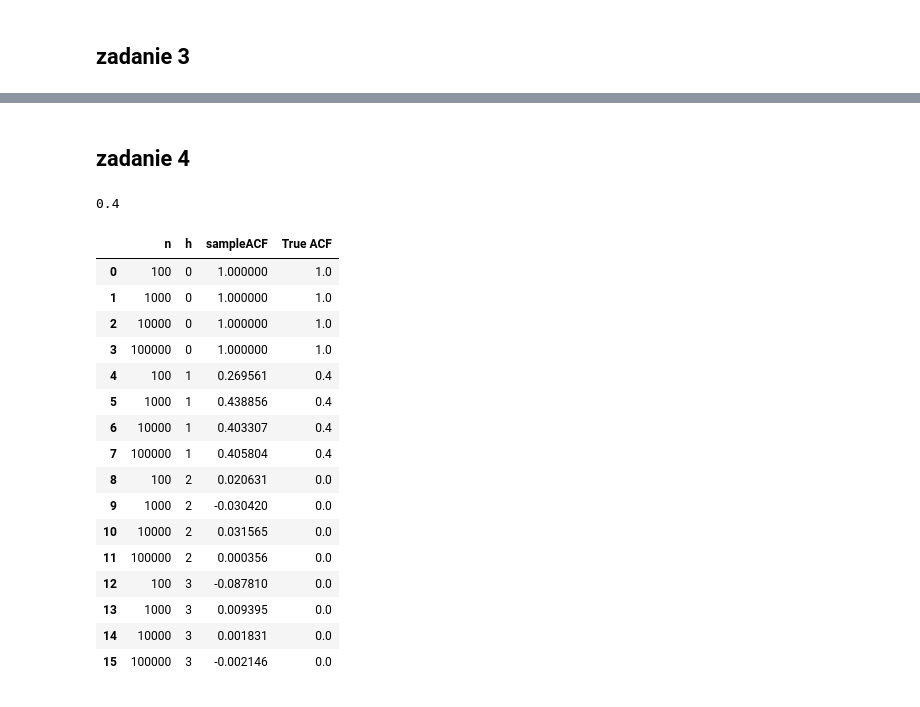
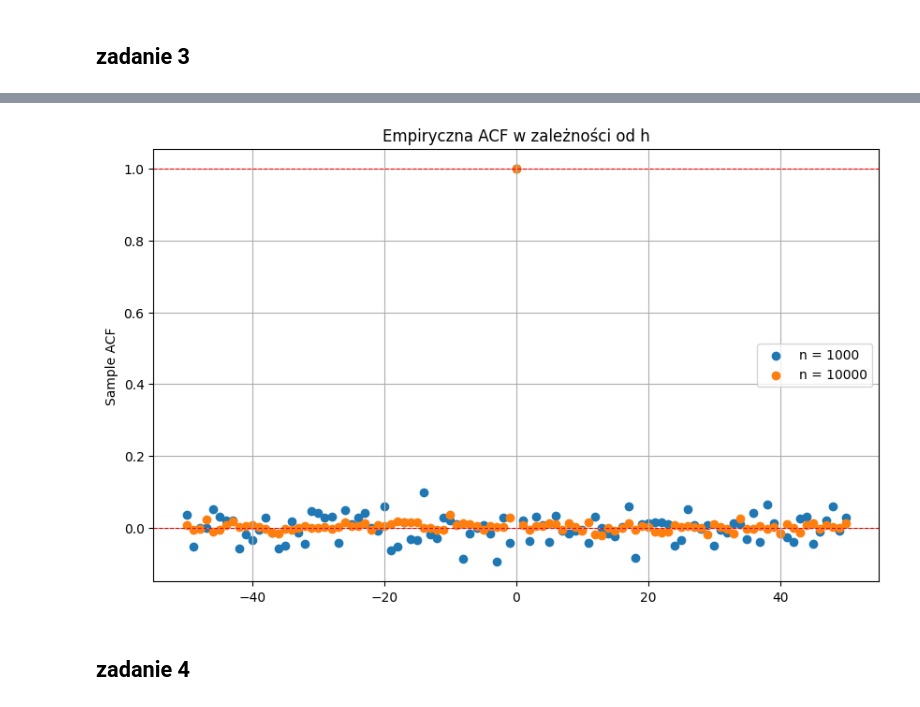
Before and after one commit to MariaNowacka/kaszcz, a Jupyter notebook: lista4/l4_kaszcz.ipynb, the cells around one changed output, grey strips where cells are left out. Saved outputs shown, nothing was run; the diff lists cells and outputs as text; code cells hidden in the pictures.

```diff
--- a/lista4/l4_kaszcz.ipynb
+++ b/lista4/l4_kaszcz.ipynb
@@ -60,3 +63,19 @@ plt.show()
+# %%
+plt.figure(figsize=(10, 6))
+for n in sorted(df['n'].unique()):
+    subset = df[df['n'] == n]
+    plt.scatter(subset['h'], subset['sampleACF'], marker='o', label=f'n = {n}')
+    plt.scatter(subset['h'], subset['True ACF'], color = 'r', alpha= 0.5, marker='*')
+
+plt.axhline(0, color='red', linestyle='dashed', linewidth=0.8)  # Linia dla ACVF = 0
+plt.axhline(1, color='red', linestyle='dashed', linewidth=0.8)  # Linia dla ACVF = 2
+plt.ylabel('Sample ACF')
+plt.title('Empiryczna ACF w zależności od h')
+plt.legend()
+plt.grid()
+plt.show()
+# %% [output]
+[figure, added]
 # %% [markdown]
 ## zadanie 4
 # %%
@@ -75,7 +94,3 @@ def ma1teoACF(h, theta):
         return theta/(1+theta**2)
     else:
         return 0
-# %%
-ma1teoACF(1, 2)
-# %% [output]
-0.4
@@ -93,27 +105,8 @@ def zad4(n, h, sigma, theta):
 sigma = 1
 theta = 2
 wyniki2 = []
-for h in [0, 1, 2, 3]:
-    for n in [100, 1000, 10000, 10**5]:
-        wyniki2.append(zad4(n,h, sigma = 1, theta = 0.5))
+for h in list(range(-50,51)):
+    for n in [1000, 10000]:
+        wyniki2.append(zad4(n,h, sigma, theta))
 
-df2 = pd.DataFrame(wyniki2, columns = ['n', 'h', 'sampleACF', 'True ACF'])
-df2
+df2 = pd.DataFrame(wyniki2, columns = ['n', 'h', 'sampleACVF','True ACVF', 'sampleACF', 'True ACF'])
-# %% [output]
-|  | n | h | sampleACF | True ACF |
-| 0 | 100 | 0 | 1.000000 | 1.0 |
-| 1 | 1000 | 0 | 1.000000 | 1.0 |
-| 2 | 10000 | 0 | 1.000000 | 1.0 |
-| 3 | 100000 | 0 | 1.000000 | 1.0 |
-| 4 | 100 | 1 | 0.269561 | 0.4 |
-| 5 | 1000 | 1 | 0.438856 | 0.4 |
-| 6 | 10000 | 1 | 0.403307 | 0.4 |
-| 7 | 100000 | 1 | 0.405804 | 0.4 |
-| 8 | 100 | 2 | 0.020631 | 0.0 |
-| 9 | 1000 | 2 | -0.030420 | 0.0 |
-| 10 | 10000 | 2 | 0.031565 | 0.0 |
-| 11 | 100000 | 2 | 0.000356 | 0.0 |
-| 12 | 100 | 3 | -0.087810 | 0.0 |
-| 13 | 1000 | 3 | 0.009395 | 0.0 |
-| 14 | 10000 | 3 | 0.001831 | 0.0 |
-| 15 | 100000 | 3 | -0.002146 | 0.0 |
```
Also changed, not shown: parts of 13 cells of this notebook.
